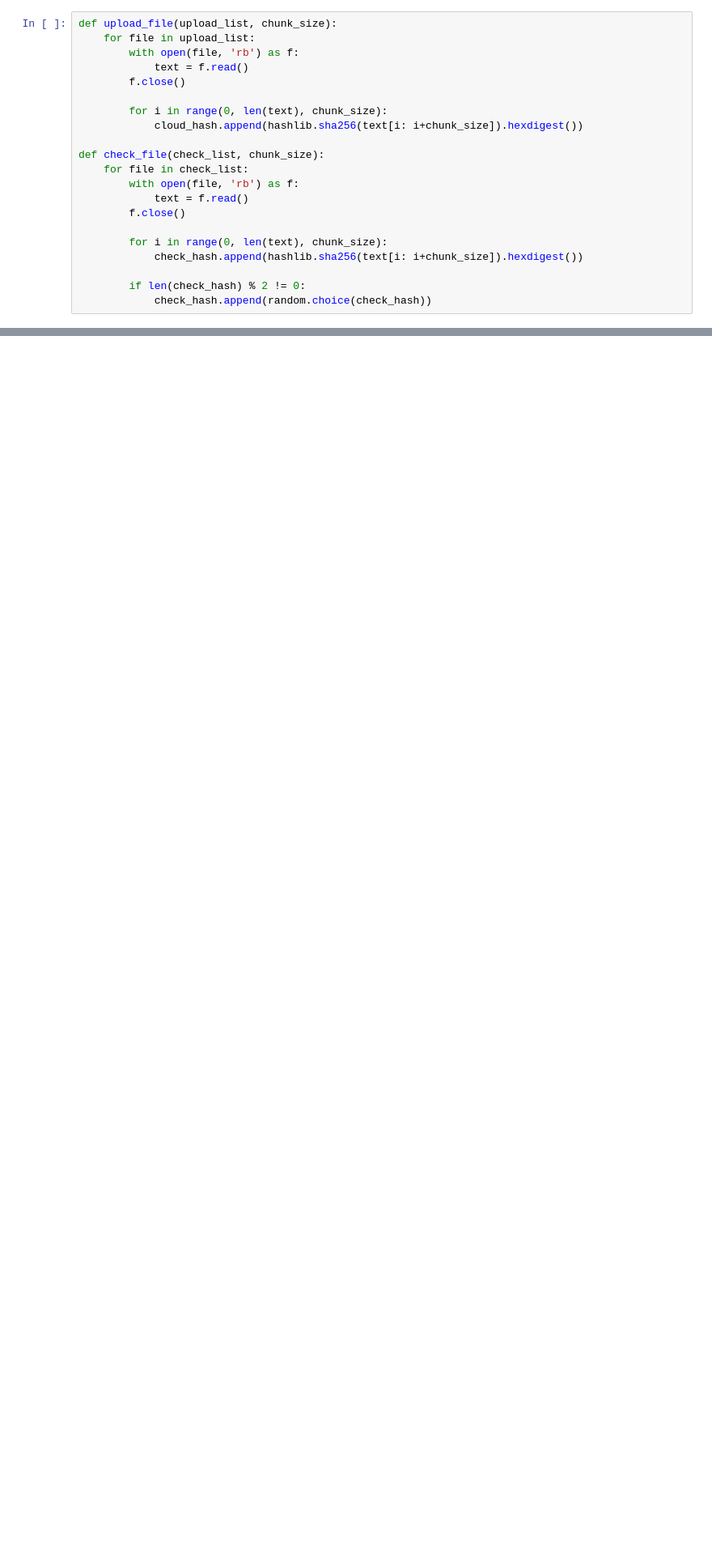
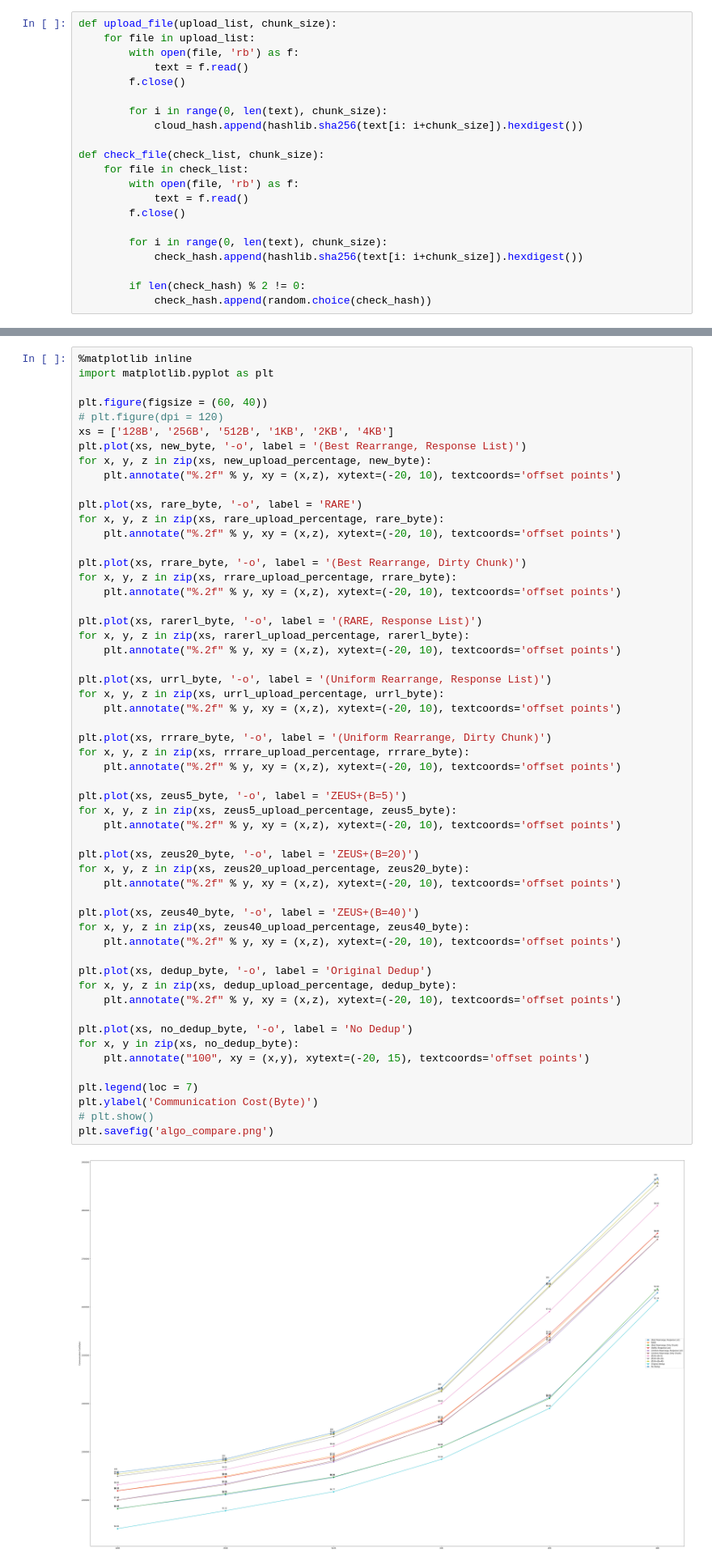
Before and after one commit to charlie831007/DataSecurity, a Jupyter notebook: New_Algo_Compare.ipynb, the cells around one changed output, grey strips where cells are left out. Shown at 81% size. Cells and saved outputs as stored; diff of their text form; blank space fills up the shorter version.

```diff
--- a/New_Algo_Compare.ipynb
+++ b/New_Algo_Compare.ipynb
@@ -877,0 +1738,57 @@ plt.savefig('result_25%.png')
+# %%
+%matplotlib inline
+import matplotlib.pyplot as plt
+
+plt.figure(figsize = (60, 40))
+# plt.figure(dpi = 120)
+xs = ['128B', '256B', '512B', '1KB', '2KB', '4KB']
+plt.plot(xs, new_byte, '-o', label = '(Best Rearrange, Response List)')
+for x, y, z in zip(xs, new_upload_percentage, new_byte):
+    plt.annotate("%.2f" % y, xy = (x,z), xytext=(-20, 10), textcoords='offset points')
+
+plt.plot(xs, rare_byte, '-o', label = 'RARE')
+for x, y, z in zip(xs, rare_upload_percentage, rare_byte):
+    plt.annotate("%.2f" % y, xy = (x,z), xytext=(-20, 10), textcoords='offset points')
+
+plt.plot(xs, rrare_byte, '-o', label = '(Best Rearrange, Dirty Chunk)')
+for x, y, z in zip(xs, rrare_upload_percentage, rrare_byte):
+    plt.annotate("%.2f" % y, xy = (x,z), xytext=(-20, 10), textcoords='offset points')
+
+plt.plot(xs, rarerl_byte, '-o', label = '(RARE, Response List)')
+for x, y, z in zip(xs, rarerl_upload_percentage, rarerl_byte):
+    plt.annotate("%.2f" % y, xy = (x,z), xytext=(-20, 10), textcoords='offset points')
+
+plt.plot(xs, urrl_byte, '-o', label = '(Uniform Rearrange, Response List)')
+for x, y, z in zip(xs, urrl_upload_percentage, urrl_byte):
+    plt.annotate("%.2f" % y, xy = (x,z), xytext=(-20, 10), textcoords='offset points')
+
+plt.plot(xs, rrrare_byte, '-o', label = '(Uniform Rearrange, Dirty Chunk)')
+for x, y, z in zip(xs, rrrare_upload_percentage, rrrare_byte):
+    plt.annotate("%.2f" % y, xy = (x,z), xytext=(-20, 10), textcoords='offset points')
+
+plt.plot(xs, zeus5_byte, '-o', label = 'ZEUS+(B=5)')
+for x, y, z in zip(xs, zeus5_upload_percentage, zeus5_byte):
+    plt.annotate("%.2f" % y, xy = (x,z), xytext=(-20, 10), textcoords='offset points')
+
+plt.plot(xs, zeus20_byte, '-o', label = 'ZEUS+(B=20)')
+for x, y, z in zip(xs, zeus20_upload_percentage, zeus20_byte):
+    plt.annotate("%.2f" % y, xy = (x,z), xytext=(-20, 10), textcoords='offset points')
+
+plt.plot(xs, zeus40_byte, '-o', label = 'ZEUS+(B=40)')
+for x, y, z in zip(xs, zeus40_upload_percentage, zeus40_byte):
+    plt.annotate("%.2f" % y, xy = (x,z), xytext=(-20, 10), textcoords='offset points')
+
+plt.plot(xs, dedup_byte, '-o', label = 'Original Dedup')
+for x, y, z in zip(xs, dedup_upload_percentage, dedup_byte):
+    plt.annotate("%.2f" % y, xy = (x,z), xytext=(-20, 10), textcoords='offset points')
+
+plt.plot(xs, no_dedup_byte, '-o', label = 'No Dedup')
+for x, y in zip(xs, no_dedup_byte):
+    plt.annotate("100", xy = (x,y), xytext=(-20, 15), textcoords='offset points')
+
+plt.legend(loc = 7)
+plt.ylabel('Communication Cost(Byte)')
+# plt.show()
+plt.savefig('algo_compare.png')
+# %% [output]
+[figure, added]
```
Also changed, not shown: parts of 45 cells of this notebook, 7 other files.
